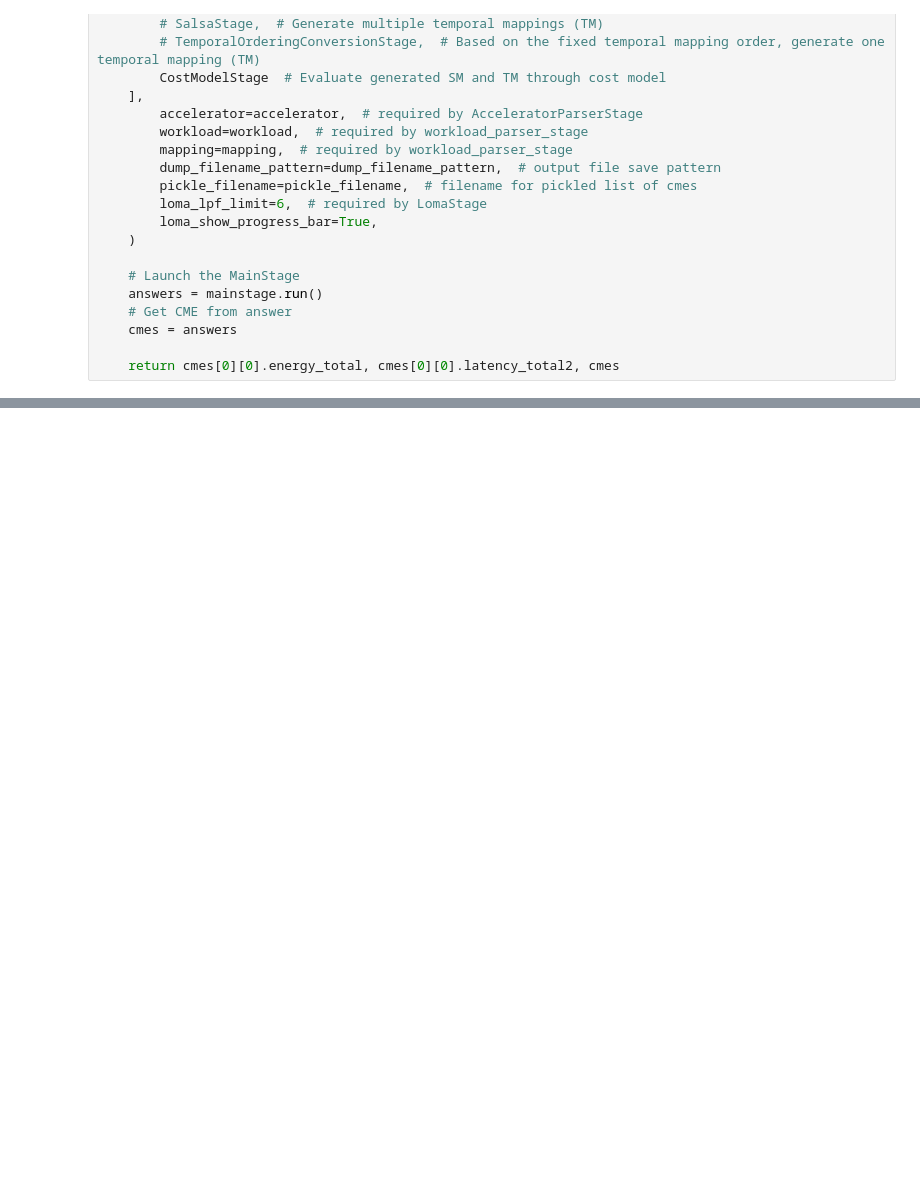
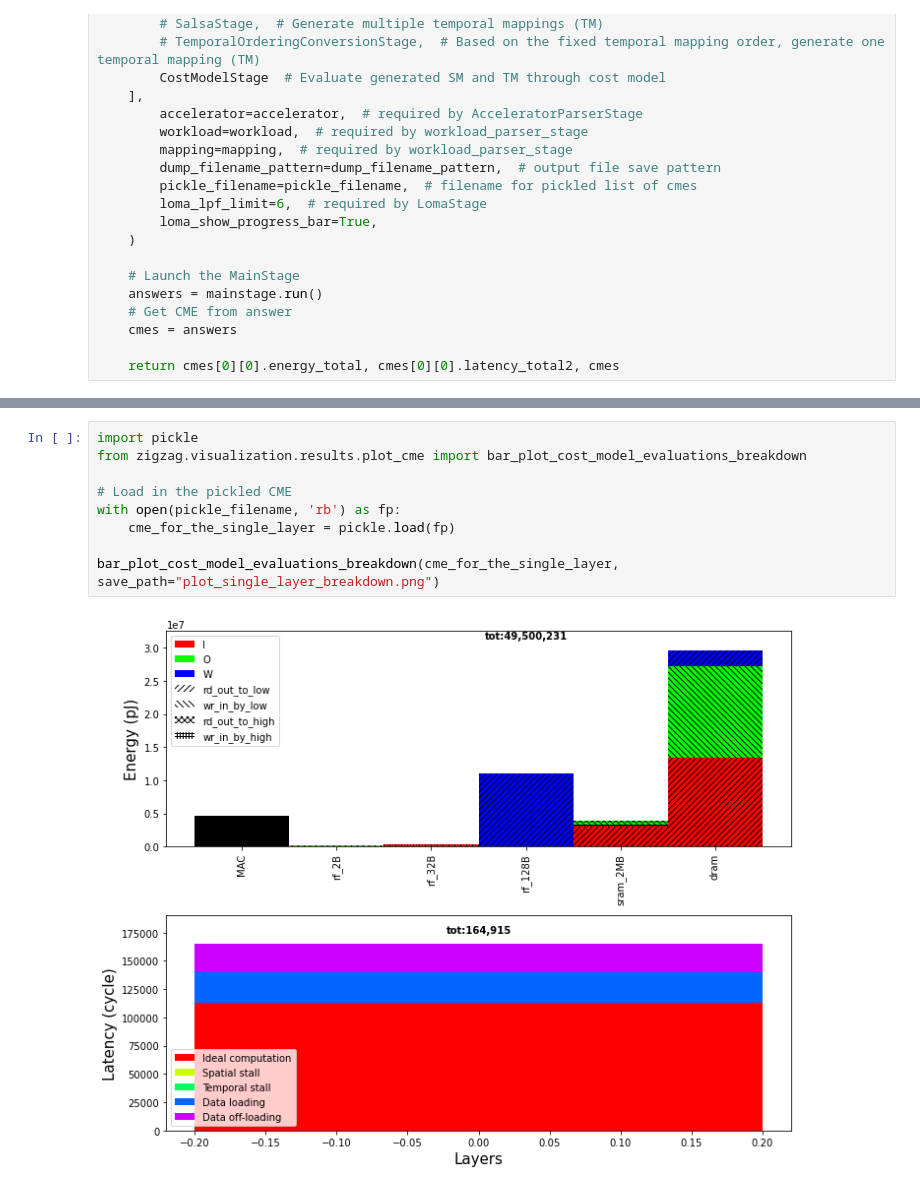
Before and after one commit to KULeuven-MICAS/zigzag-demo, a Jupyter notebook: Tutorial2.ipynb, the cells around one changed output, grey strips where cells are left out. Saved outputs shown, nothing was run; the diff lists cells and outputs as text; blank space fills up the shorter version.

```diff
--- a/Tutorial2.ipynb
+++ b/Tutorial2.ipynb
@@ -174,0 +212,11 @@ NameError: name '__file__' is not defined
+# %%
+import pickle
+from zigzag.visualization.results.plot_cme import bar_plot_cost_model_evaluations_breakdown
+
+# Load in the pickled CME
+with open(pickle_filename, 'rb') as fp:
+    cme_for_the_single_layer = pickle.load(fp)
+
+bar_plot_cost_model_evaluations_breakdown(cme_for_the_single_layer, save_path="plot_single_layer_breakdown.png")
+# %% [output]
+[figure, added]
```
Also changed, not shown: parts of 10 cells of this notebook, 2 other files.
